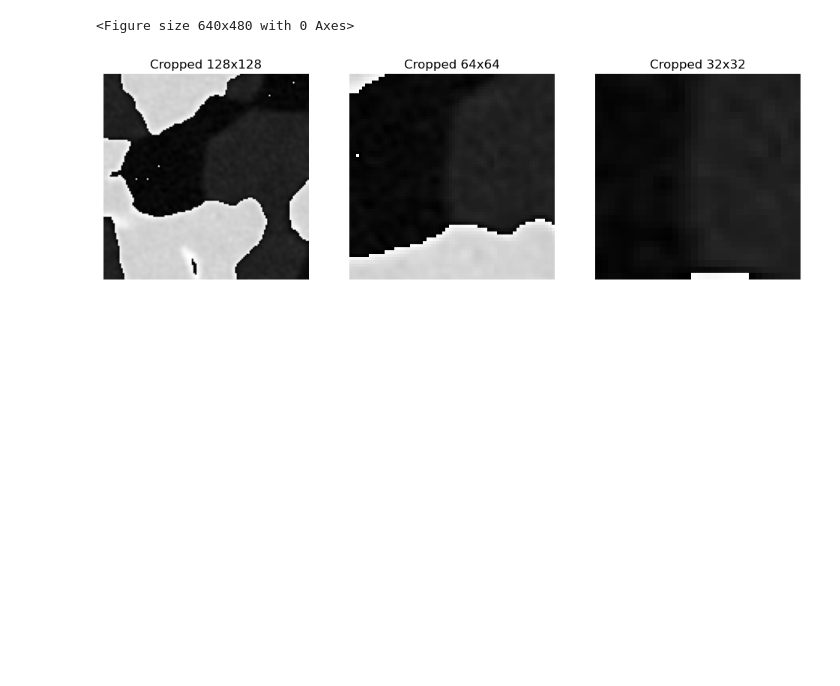
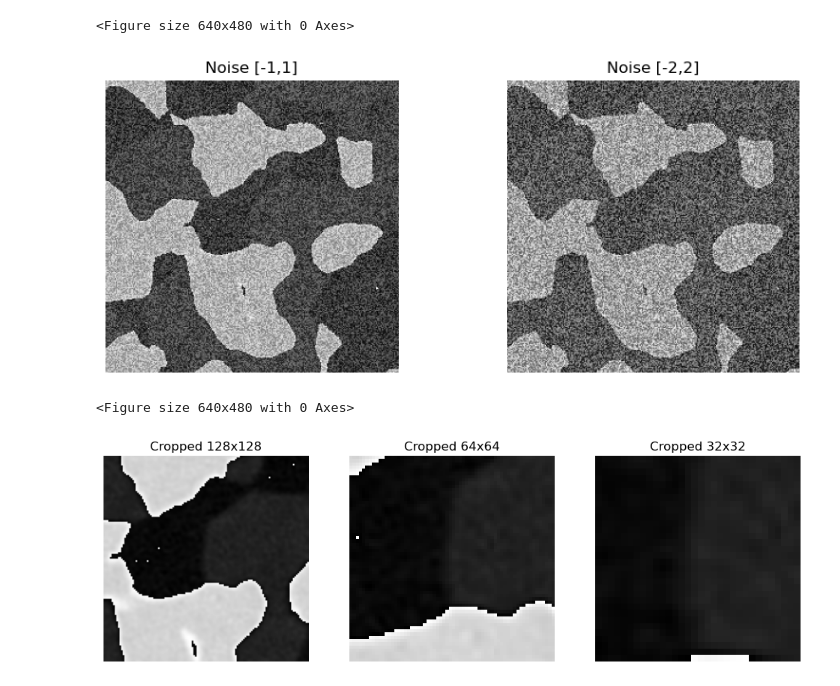
Before and after one commit to jlouvis/Deep-Learning, a Jupyter notebook: Assignment_X_Rays.ipynb, the cells around one changed output. Drawn from its saved outputs; the diff is of its cells as text; code cells hidden in the pictures; blank space fills up the shorter version.

```diff
--- a/Assignment_X_Rays.ipynb
+++ b/Assignment_X_Rays.ipynb
@@ -273,6 +359,33 @@ plt.savefig('figures/noisy_image.png')
 # %% [output]
 [figure]
 <Figure size 640x480 with 0 Axes>
+# %%
+from noise_function import add_noise_to_tensor as add_noise
+
+transform = transforms.CenterCrop((256, 256))
+images_cropped = [transform(image) for image in images_tensors]
+images_256 = [image.type(torch.FloatTensor) for image in images_cropped]
+labels_cropped = [transform(label) for label in labels_tensors]
+
+# Add noise to the images
+images_noisy_1 = [add_noise(image, noise_range=(-1,1)) for image in images_256]
+images_noisy_2 = [add_noise(image, noise_range=(-2,2)) for image in images_256]
+
+# plot one noisy image_1 and image_2 in a 1x2 subplot
+fig, axes = plt.subplots(1, 2, figsize=(10, 4))
+
+axes[0].imshow(images_noisy_1[0].squeeze(), cmap='gray')
+axes[0].set_title('Noise [-1,1]')
+axes[0].axis('off')
+
+axes[1].imshow(images_noisy_2[0].squeeze(), cmap='gray')
+axes[1].set_title('Noise [-2,2]')
+axes[1].axis('off')
+plt.show()
+plt.savefig('figures/noisy_image_1_2.png')
+# %% [output]
+[figure, added]
+<Figure size 640x480 with 0 Axes>
 # %%
 # Crop images to different sizes
 transform_128 = transforms.CenterCrop((128, 128))
```
Also changed, not shown: parts of 6 cells of this notebook, 5 other files.
